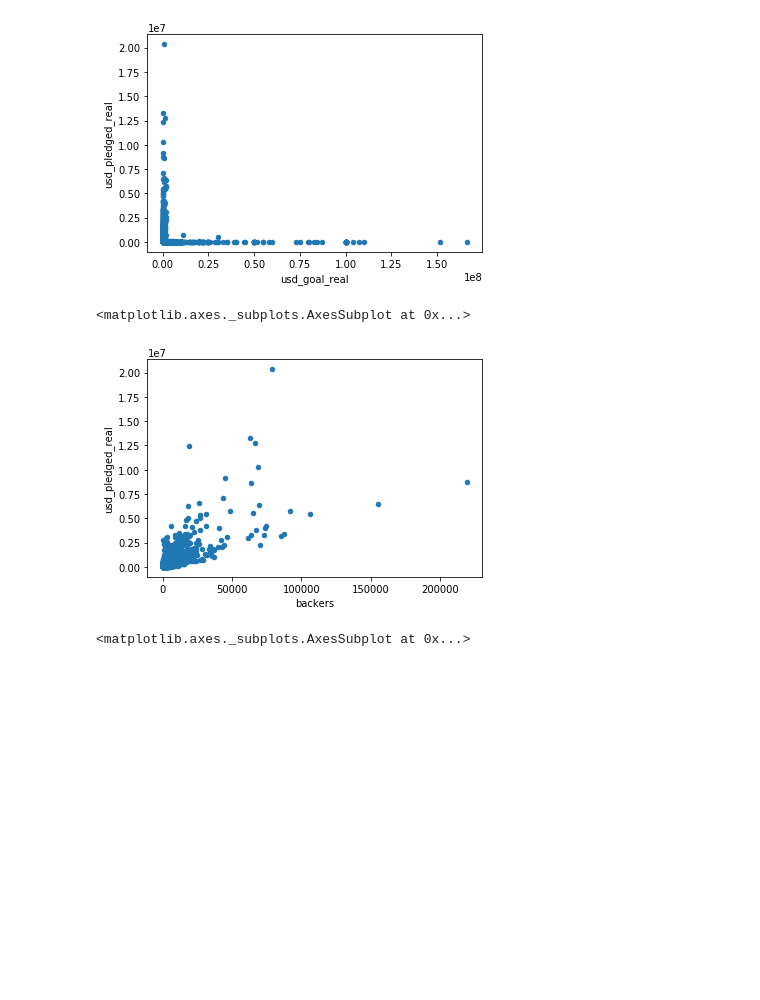
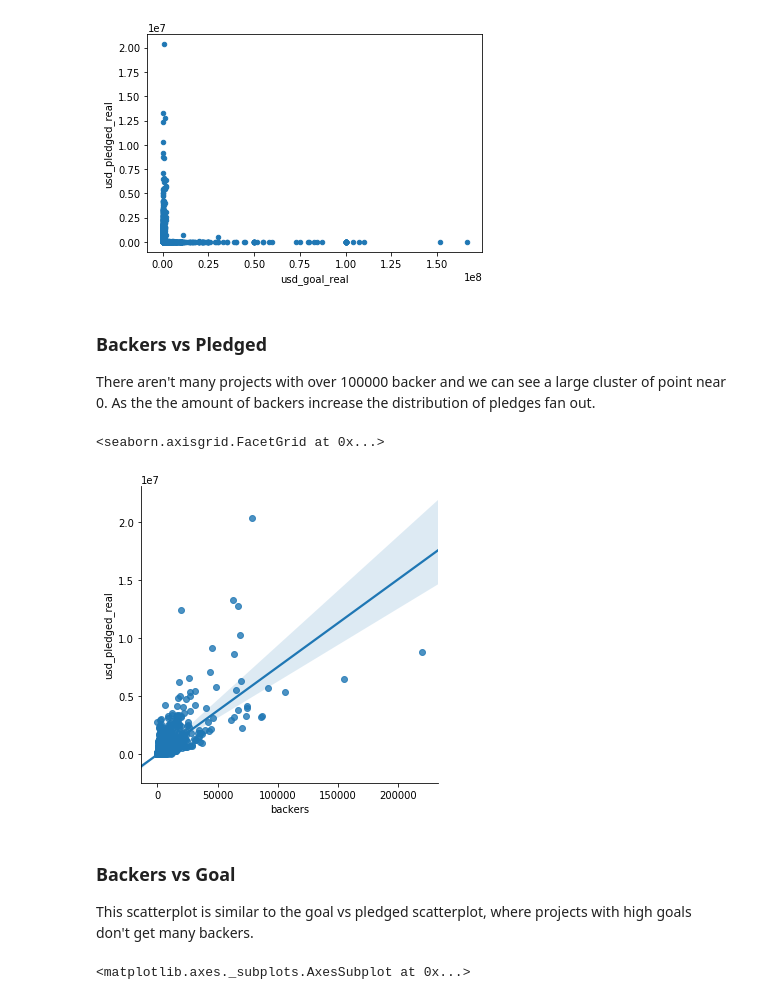
Before and after one commit to Beihoffmc/DataScienceFinalPresentation, a Jupyter notebook: Kickstarter2.ipynb, the cells around one changed output. Cells and saved outputs as stored; diff of their text form; code cells hidden in the pictures; blank space fills up the shorter version.

```diff
--- a/Kickstarter2.ipynb
+++ b/Kickstarter2.ipynb
@@ -277,11 +242,17 @@ dataDF.plot.scatter(x="usd_goal_real",y="usd_pledged_real")
 # %% [output]
 <matplotlib.axes._subplots.AxesSubplot at 0x...>
 [figure]
+# %% [markdown]
+### Backers vs Pledged
+There aren't many projects with over 100000 backer and we can see a large cluster of point near 0. As the the amount of backers increase the distribution of pledges fan out.
 # %%
-dataDF.plot.scatter(x="backers",y="usd_pledged_real")
+sns.lmplot(x='backers',y='usd_pledged_real',data=dataDF,fit_reg=True)
 # %% [output]
-<matplotlib.axes._subplots.AxesSubplot at 0x...>
+<seaborn.axisgrid.FacetGrid at 0x...>
-[figure, old version]
+[figure, new version]
+# %% [markdown]
+### Backers vs Goal
+This scatterplot is similar to the goal vs pledged scatterplot, where projects with high goals don't get many backers.
 # %%
 dataDF.plot.scatter(x="backers", y="usd_goal_real")
 # %% [output]
```
Also changed, not shown: parts of 32 cells of this notebook.
